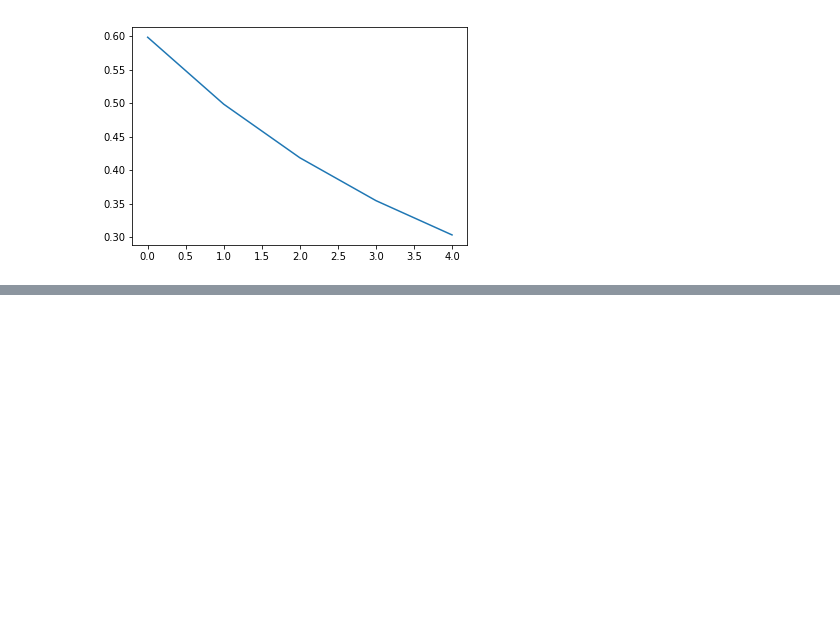
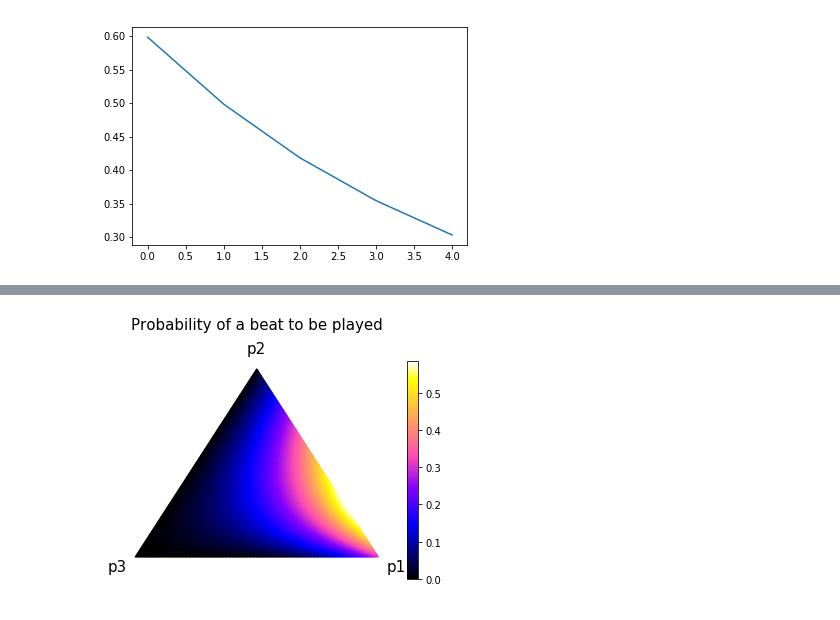
Before and after one commit to lucieperrotta/DCML, a Jupyter notebook: Grammar.ipynb, the cells around one changed output, grey strips where cells are left out. Drawn from its saved outputs; the diff is of its cells as text; code cells hidden in the pictures; blank space fills up the shorter version.

```diff
--- a/Grammar.ipynb
+++ b/Grammar.ipynb
@@ -182,0 +187,26 @@ plt.show()
+# %%
+# Simplex search for ternary plotting
+scale = 80
+def generate_heatmap_data(scale=scale):
+    from ternary.helpers import simplex_iterator
+    d = dict()
+    for (i, j, k) in simplex_iterator(scale):
+        d[(i, j, k)] = probs_in_order(L, i/scale, j/scale, k/scale, 0.3)[1]
+    return d
+
+generate_heatmap_data()
+
+data = generate_heatmap_data(scale)
+figure, tax = ternary.figure(scale=scale)
+tax.heatmap(data, style="triangular", cmap=plt.cm.gnuplot2)
+#tax.boundary()
+fontsize = 15
+tax.set_title("Probability of a beat to be played", fontsize=fontsize,y=1.12)
+tax.left_corner_label("p3", fontsize=fontsize)
+tax.right_corner_label("p1", fontsize=fontsize)
+tax.top_corner_label("p2", fontsize=fontsize)
+plt.axis('off')
+plt.savefig("graphs/ternary.png", bbox_inches='tight')
+plt.show()
+# %% [output]
+[figure, added]
```
Also changed, not shown: parts of 5 cells of this notebook, 2 other files.
